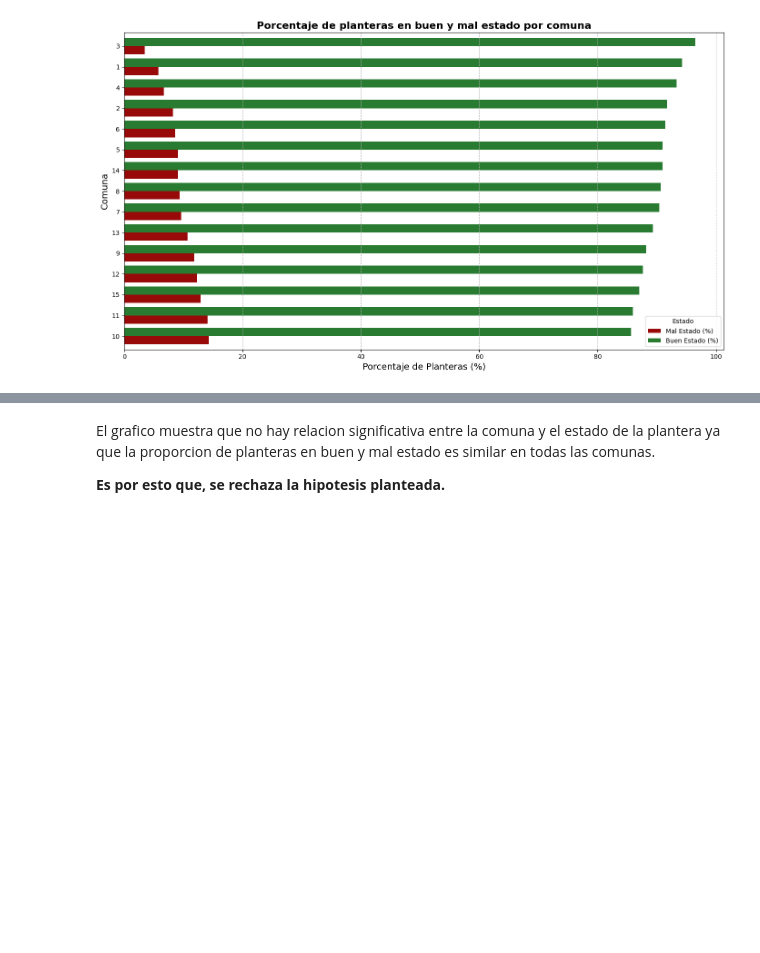
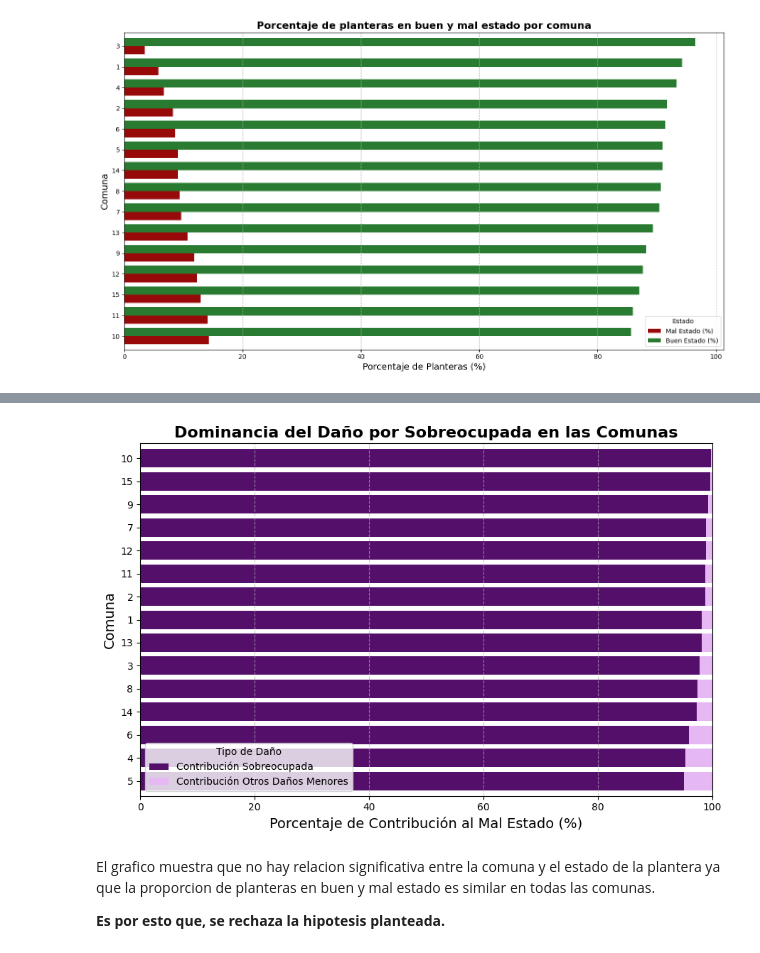
Before and after one commit to valentinabulat/TPFundamentos, a Jupyter notebook: Grupo10-TpeFundamentos.ipynb, the cells around one changed output, grey strips where cells are left out. Saved outputs shown, nothing was run; the diff lists cells and outputs as text; code cells hidden in the pictures; blank space fills up the shorter version.

```diff
--- a/Grupo10-TpeFundamentos.ipynb
+++ b/Grupo10-TpeFundamentos.ipynb
@@ -699,3 +701,77 @@ comuna
 14                     9.07            90.93            22417
 15                    12.94            87.06            29587
 [figure]
+# %%
+
+# 1. Definir las categorías que constituyen el MAL ESTADO
+categorias_mal_estado = ["sobreocupada", "subocupada", "parcialmente cerrada", "vacía"]
+
+# 2. Filtrar el dataset original para incluir solo las planteras en MAL ESTADO
+df_mal_estado = copiaDataset[
+    copiaDataset['estado_plantera'].isin(categorias_mal_estado)
+].copy()
+
+# 3. Contar la frecuencia de CADA categoría de MAL ESTADO por comuna
+conteo_estados_mal = df_mal_estado.groupby(['comuna', 'estado_plantera']).size().unstack(fill_value=0)
+
+# 4. Calcular el TOTAL de Planteras en MAL ESTADO por cada comuna
+total_mal_por_comuna = df_mal_estado.groupby("comuna").size().rename("Total_Mal_Estado")
+
+# 5. Unir los conteos con el total de Mal Estado
+df_contribucion = conteo_estados_mal.join(total_mal_por_comuna)
+
+# 6. Calcular la CONTRIBUCIÓN RELATIVA (%)
+# Esto muestra: ¿Qué porcentaje del *Mal Estado Total* proviene de cada categoría?
+df_contribucion_relativa = pd.DataFrame(index=df_contribucion.index)
+for cat in categorias_mal_estado:
+    col_name = f"Contribución {cat.title()}"
+    df_contribucion_relativa[col_name] = (
+        df_contribucion[cat] / df_contribucion["Total_Mal_Estado"]
+    ) * 100
+
+print("--- Contribución Relativa (%) de cada Categoría al Total de Mal Estado por Comuna ---")
+print(df_contribucion_relativa.round(2))
+
+# al ver los resultados obtenidos, comparo sobreocupada con las otras columnas pero agrupadas en otros
+categorias_otros = [
+    "Contribución Subocupada",
+    "Contribución Parcialmente Cerrada",
+    "Contribución Vacía"
+]
+
+# 2. CREAR LA NUEVA COLUMNA SUMANDO LAS CONTRIBUCIONES RESIDUALES
+df_contribucion_relativa['Contribución Otros Daños Menores'] = df_contribucion_relativa[categorias_otros].sum(axis=1)
+
+df_contribucion_final = df_contribucion_relativa[[
+    'Contribución Sobreocupada',
+    'Contribución Otros Daños Menores'
+]].copy()
+
+# Opcional: Reordenar por la comuna más crítica (10) a la menos crítica (3) para mejor análisis
+
+#dforden_comunas = df_grafico.index.tolist() if 'df_grafico' in locals() else df_contribucion_final.index.tolist()
+#df_plot_final = df_contribucion_final.reindex(orden_comunas)
+
+df_plot_final = df_contribucion_final.sort_values(
+    by='Contribución Sobreocupada',
+    ascending=True
+)
+
+plt.figure(figsize=(9, 6))
+ax = df_plot_final.plot(
+    kind="barh",
+    stacked=True,
+    ax=plt.gca(), # Usar el eje actual de matplotlib
+    color={"Contribución Sobreocupada": "#540F6B", "Contribución Otros Daños Menores": "#E5B8F4"}, # Colores más contrastantes
+    width=0.8
+)
+
+plt.title("Dominancia del Daño por Sobreocupada en las Comunas", fontsize=16, fontweight="bold")
+plt.xlabel("Porcentaje de Contribución al Mal Estado (%)", fontsize=14)
+plt.ylabel("Comuna", fontsize=14)
+plt.legend(title="Tipo de Daño", loc="lower left", fontsize=10)
+plt.grid(axis="x", linestyle="--", alpha=0.7)
+plt.xlim(0, 100) # Asegurar que el eje X va de 0 a 100%
+plt.tight_layout()
+plt.show()
+# %% [output]
@@ -702,3 +795,4 @@ comuna
+[figure, added]
 # %% [markdown]
 El grafico muestra que no hay relacion significativa entre la comuna y el estado de la plantera ya que la proporcion de planteras en buen y mal estado es similar en todas las comunas.
 
```
Also changed, not shown: parts of 4 cells of this notebook.
